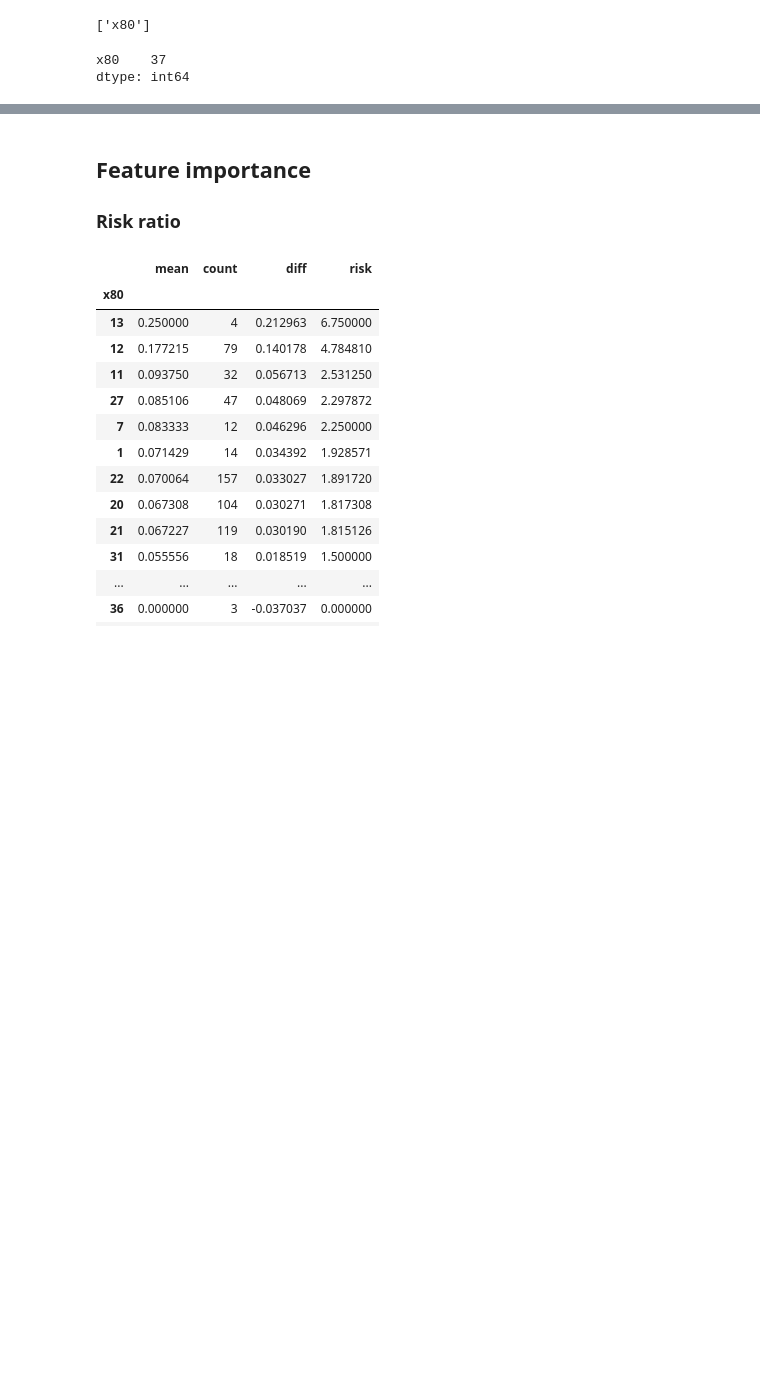
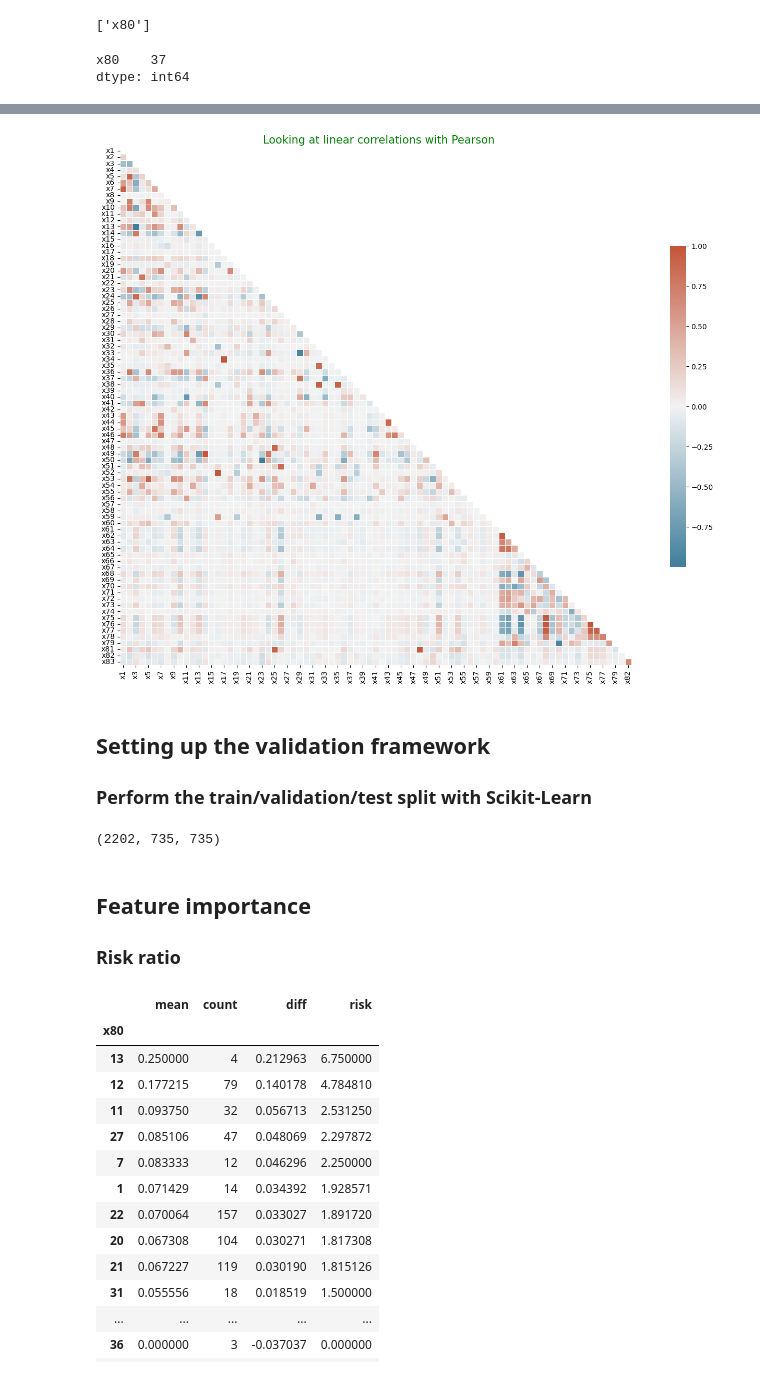
Before and after one commit to YannPhamVan/financial-distress-prediction, a Jupyter notebook: notebook.ipynb, the cells around one changed output, grey strips where cells are left out. Cells and saved outputs as stored; diff of their text form; code cells hidden in the pictures; blank space fills up the shorter version.

```diff
--- a/notebook.ipynb
+++ b/notebook.ipynb
@@ -132,6 +141,6 @@ np.float64(3.7)
 ### Looking at numerical and categorical variables
 # %%
-numerical_vars = df_train.select_dtypes(include=['int64', 'float64'])
+numerical_vars = df.drop(columns=["financial_distress"]).select_dtypes(include=['int64', 'float64'])
 categorical_vars = df.select_dtypes(include=['object'])
 print("There're", len(numerical_vars.columns),  "numerical variables :")
 print(numerical_vars.columns)
@@ -165,0 +177,3 @@ dtype: int64
+# %%
+corr = df[numerical].corr()
+corr
@@ -165,0 +199,20 @@ dtype: int64
+# %%
+mask = np.triu(np.ones_like(corr, dtype = bool))
+f, ax = plt.subplots(figsize = (16, 16))
+
+cmap = sns.diverging_palette(230, 20, as_cmap = True)
+plt.grid(visible = False)
+plt.title('Looking at linear correlations with Pearson', color='green', fontsize=15)
+sns.heatmap(corr, mask=mask, cmap=cmap, vmax=1, center=0,
+            square=True, annot = False, linewidths=.5, cbar_kws={"shrink": .5});
+# %% [output]
+[figure, added]
+# %% [markdown]
+## Setting up the validation framework
+### Perform the train/validation/test split with Scikit-Learn
+# %%
+df_full_train, df_test = train_test_split(df, test_size=0.2, random_state=39)
+df_train, df_val = train_test_split(df_full_train, test_size=0.25, random_state=39)
+len(df_train), len(df_val), len(df_test)
+# %% [output]
+(2202, 735, 735)
```
Also changed, not shown: parts of 84 cells of this notebook.
